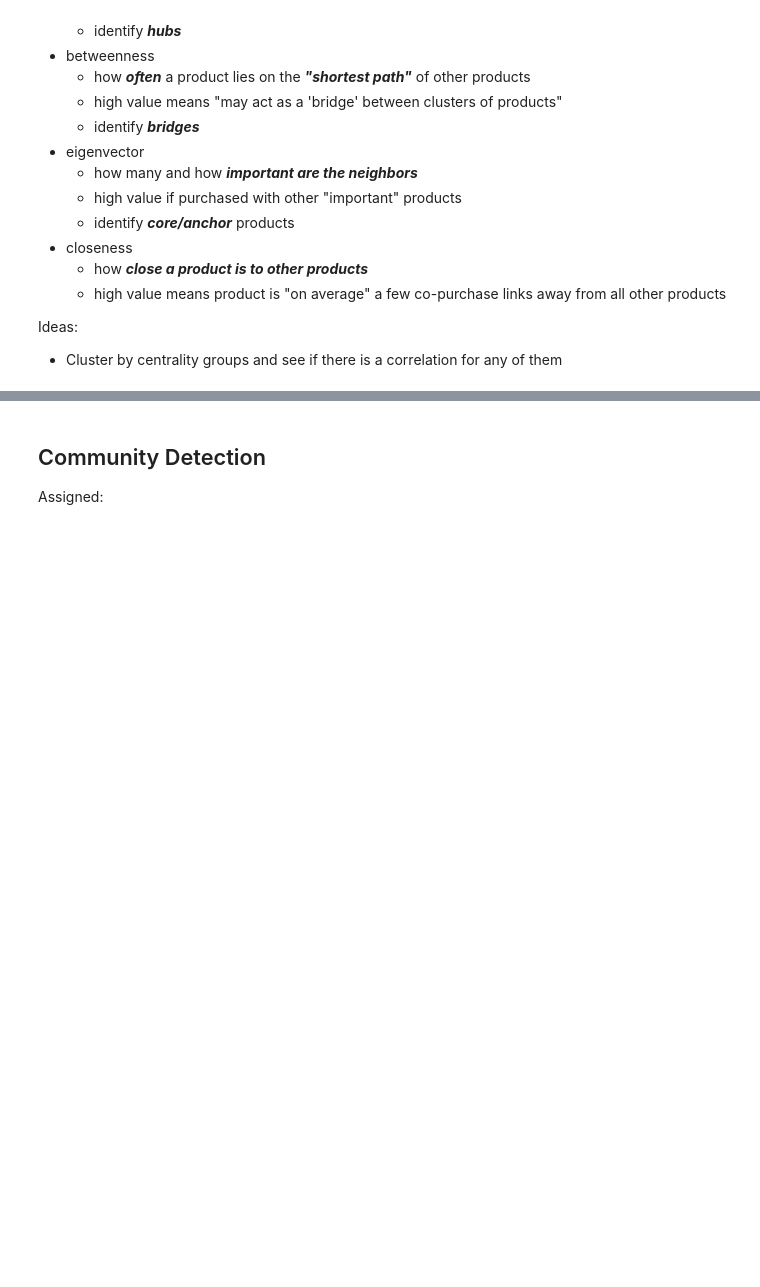
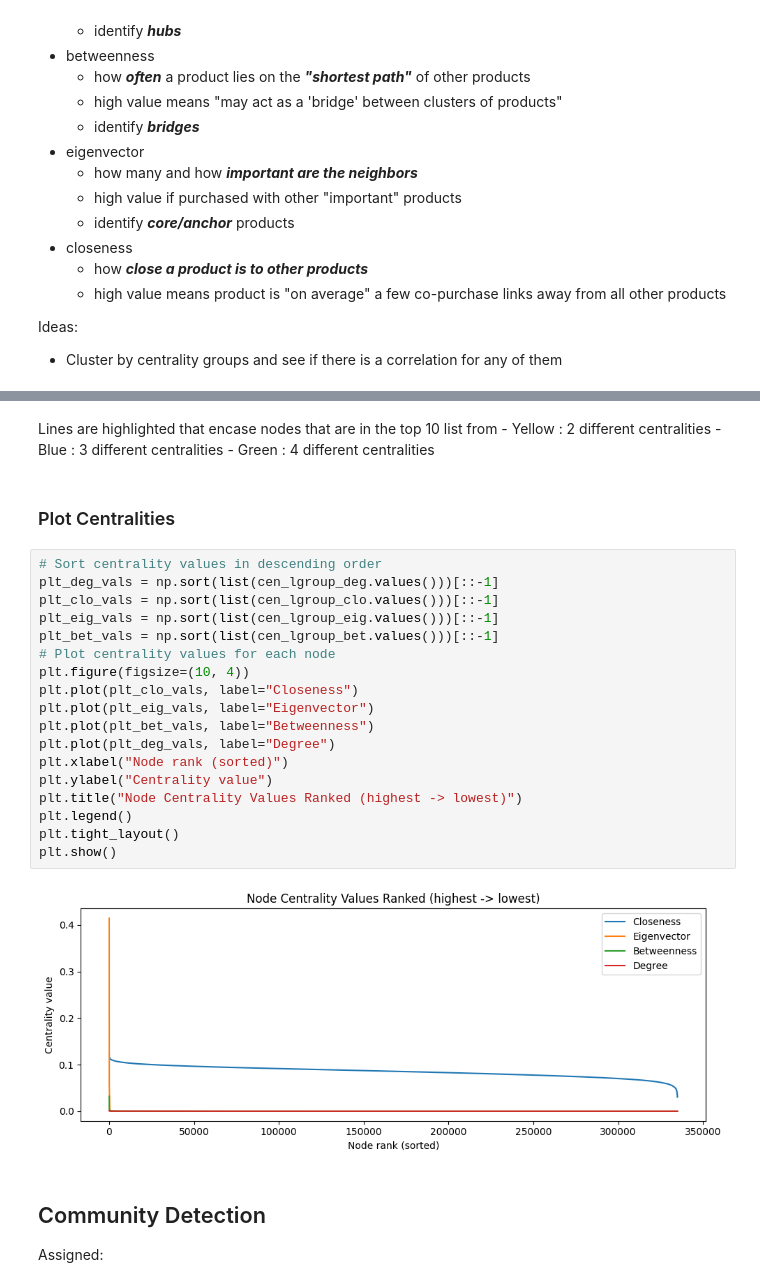
Before and after one commit to ICook094/CS5483_FinalProject, a Jupyter notebook: main.ipynb, the cells around one changed output, grey strips where cells are left out. Saved outputs shown, nothing was run; the diff lists cells and outputs as text; blank space fills up the shorter version.

```diff
--- a/main.ipynb
+++ b/main.ipynb
@@ -426,3 +516,30 @@ NameError: name 'cen_lgroup_deg_top10' is not defined
+# %% [markdown]
+Lines are highlighted that encase nodes that are in the top 10 list from
+    - Yellow : 2 different centralities
+    - Blue : 3 different centralities
+    - Green : 4 different centralities
+# %% [markdown]
+### Plot Centralities
+# %%
+# Sort centrality values in descending order
+plt_deg_vals = np.sort(list(cen_lgroup_deg.values()))[::-1]
+plt_clo_vals = np.sort(list(cen_lgroup_clo.values()))[::-1]
+plt_eig_vals = np.sort(list(cen_lgroup_eig.values()))[::-1]
+plt_bet_vals = np.sort(list(cen_lgroup_bet.values()))[::-1]
+# Plot centrality values for each node
+plt.figure(figsize=(10, 4))
+plt.plot(plt_clo_vals, label="Closeness")
+plt.plot(plt_eig_vals, label="Eigenvector")
+plt.plot(plt_bet_vals, label="Betweenness")
+plt.plot(plt_deg_vals, label="Degree")
+plt.xlabel("Node rank (sorted)")
+plt.ylabel("Centrality value")
+plt.title("Node Centrality Values Ranked (highest -> lowest)")
+plt.legend()
+plt.tight_layout()
+plt.show()
+# %% [output]
+[figure, added]
 # %% [markdown]
 ## Community Detection
 Assigned:
```
Also changed, not shown: parts of 9 cells of this notebook.
